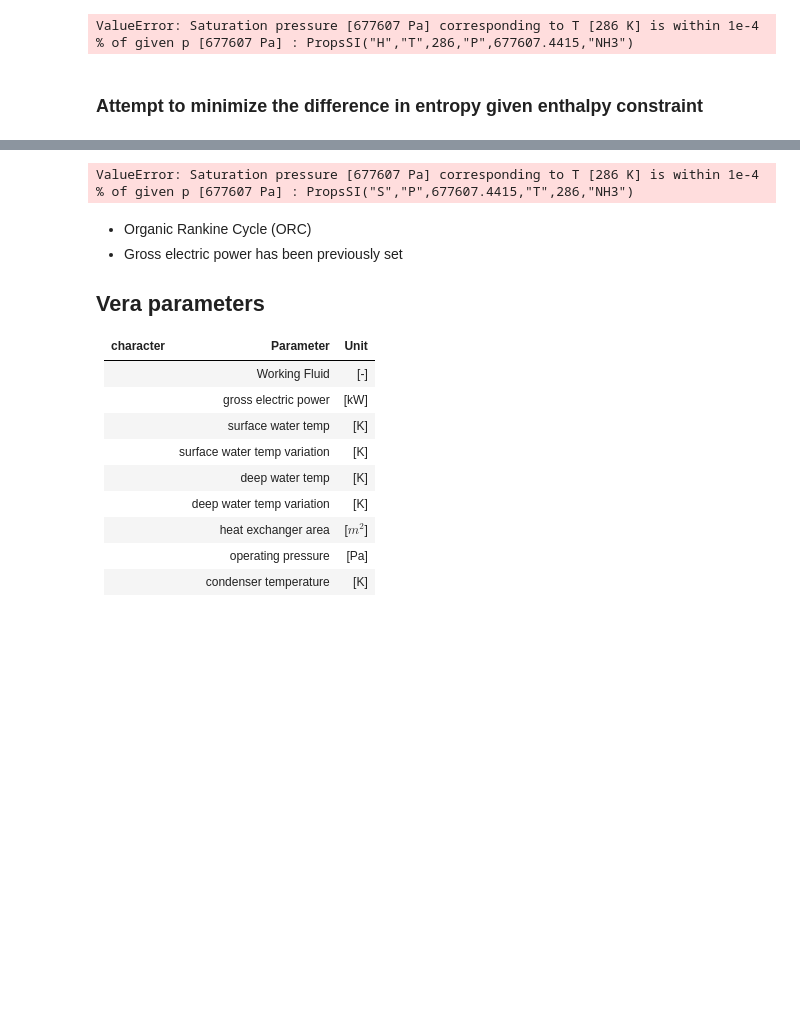
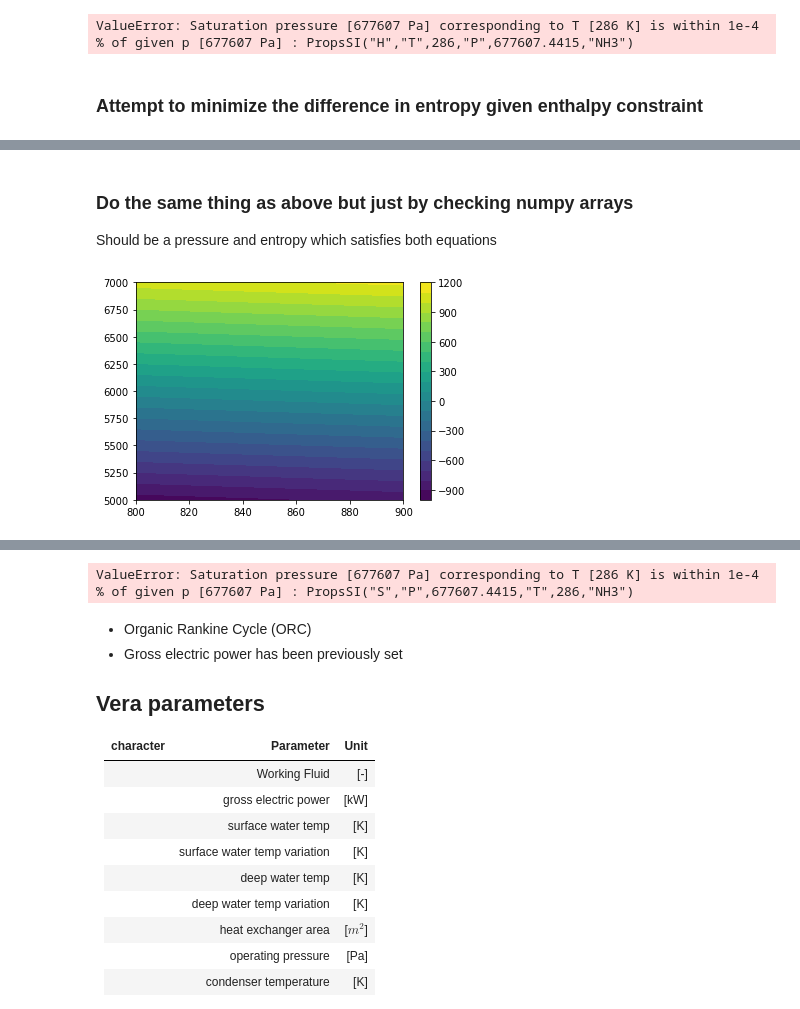
Before and after one commit to jzerez/OTEC_Modeling, a Jupyter notebook: grama_fire.ipynb, the cells around one changed output, grey strips where cells are left out. Drawn from its saved outputs; the diff is of its cells as text; code cells hidden in the pictures; blank space fills up the shorter version.

```diff
--- a/shawn_thermo.ipynb
+++ b/grama_fire.ipynb
@@ -264,0 +284,25 @@ md_pres2 >> gr.ev_min(
+# %% [markdown]
+### Do the same thing as above but just by checking numpy arrays
+Should be a pressure and entropy which satisfies both equations
+# %%
+t_sww = 30 + 273
+t_swc = 5 + 273
+t_pinch = 5
+t_off = 3
+t1 = t_sww - t_pinch
+t2 = t_swc + t_pinch + t_off
+
+n = 100
+p = np.linspace(8e5, 9e5, n)
+s = np.linspace(5000, 7000, n)
+p_, s_ = np.meshgrid(p, s)
+ps = p_.flatten()
+ss = s_.flatten()
+
+work = CP.PropsSI('H', 'T', t1, 'P', ps, 'NH3') - CP.PropsSI('H', 'T', t2, 'S', ss, 'NH3') - 125000/3.2
+work_ = work.reshape(n, n)
+
+ent = ss - CP.PropsSI('S', 'T', t1, 'P', ps, 'NH3')
+ent_ = ent.reshape(n, n)
+# %% [output]
+[figure, added]
```
Also changed, not shown: parts of 8 cells of this notebook.
